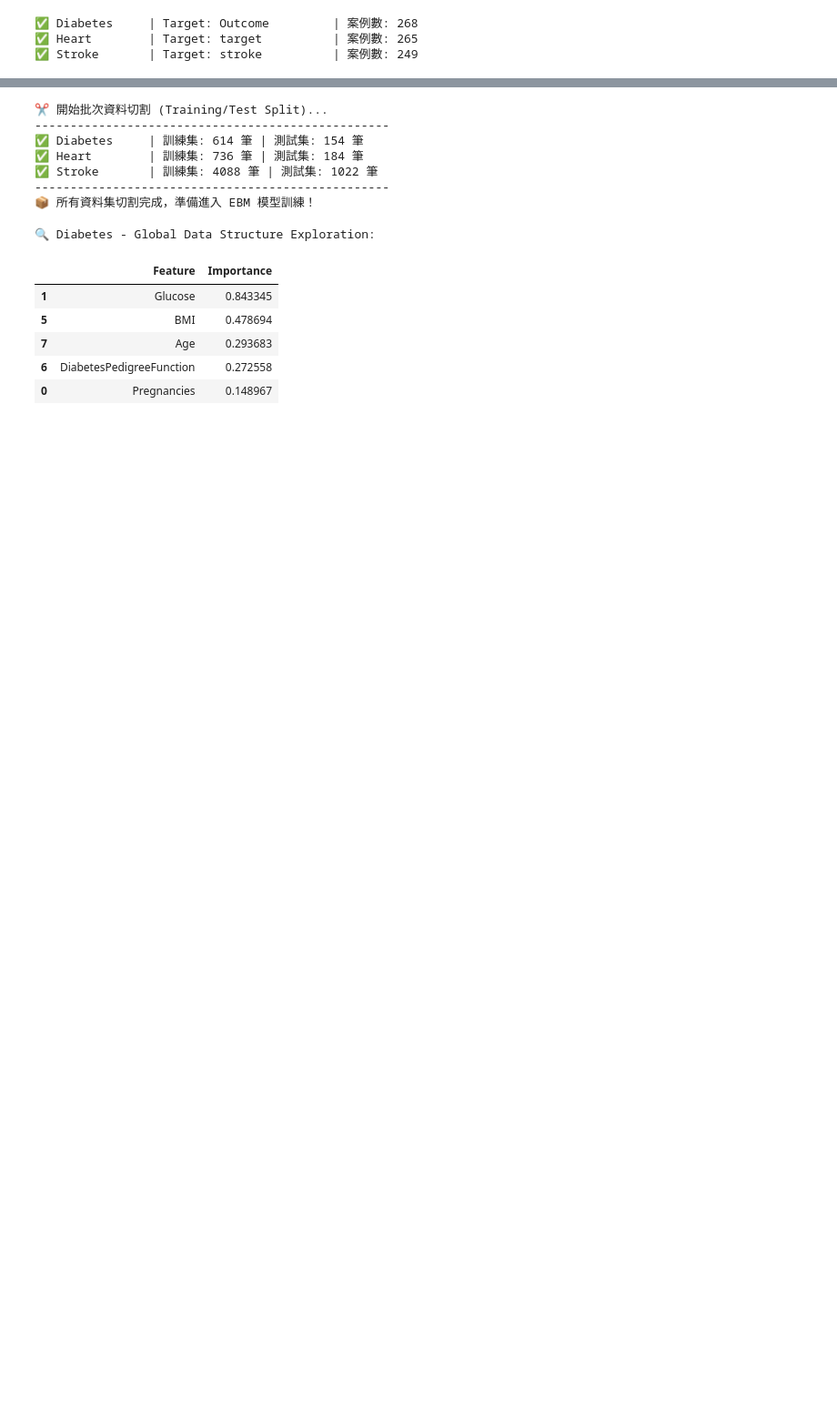
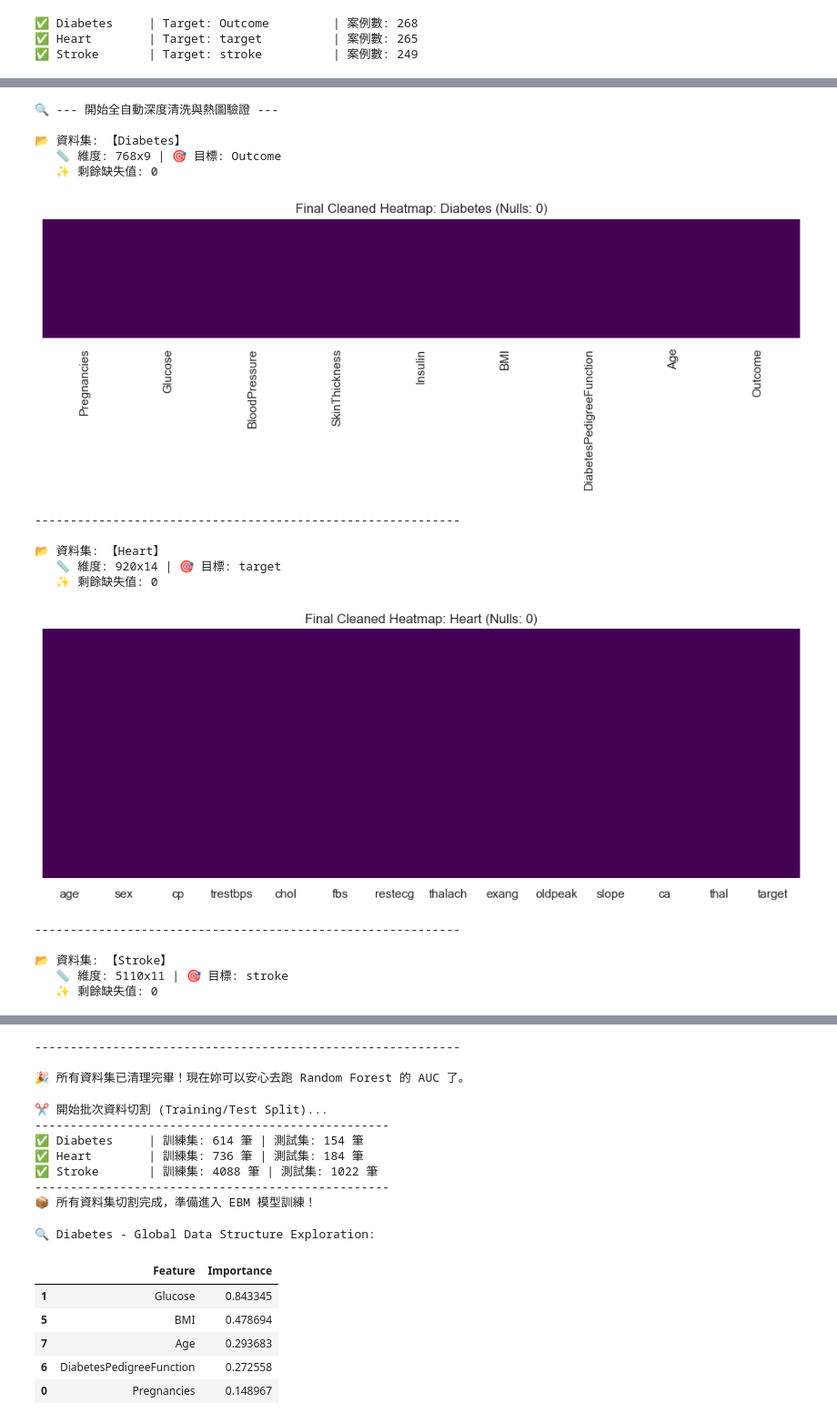
Before and after one commit to naomiyu1124-afk/InterpretDash_1358071_naomi, a Jupyter notebook: notebooks/w04_explore.ipynb, the cells around one changed output, grey strips where cells are left out. Shown at 91% size. Saved outputs shown, nothing was run; the diff lists cells and outputs as text; code cells hidden in the pictures; blank space fills up the shorter version.

```diff
--- a/notebooks/w04_explore.ipynb
+++ b/notebooks/w04_explore.ipynb
@@ -211,0 +188,70 @@ for name, (df_item, target) in all_datasets.items():
+# %%
+import pandas as pd
+import numpy as np
+from sklearn.impute import SimpleImputer
+import matplotlib.pyplot as plt
+import seaborn as sns
+
+print("🔍 --- 開始全自動深度清洗與熱圖驗證 ---")
+
+for name, (df_item, target) in all_datasets.items():
+    # --- 第一步：數據深度清理 (Data Scrubbing) ---
+
+    # 1. 揭露隱性缺失 (包含妳新增的 'NAN' 字串)
+    df_item.replace(['Unknown', 'N/A', '?', ' ', 'None', 'NAN'], np.nan, inplace=True)
+
+    # 2. 自動修正型態 (核心：把被 ? 污染的欄位轉回數字)
+    for col in df_item.columns:
+        # 嘗試強制轉數字，這會讓無法轉換的殘留字串變成真正的 NaN
+        converted = pd.to_numeric(df_item[col], errors='coerce')
+        # 如果這一欄轉換後「至少包含一些數字」，我們就認定它是數值欄位
+        if converted.notnull().sum() > 0:
+            df_item[col] = converted
+
+    # 3. 執行雙軌補值 (數字用 Median，文字用 Most Frequent)
+    num_cols = df_item.select_dtypes(include=[np.number]).columns
+    cat_cols = df_item.select_dtypes(include=['object']).columns
+
+    if len(num_cols) > 0:
+        df_item[num_cols] = SimpleImputer(strategy='median').fit_transform(df_item[num_cols])
+    if len(cat_cols) > 0:
+        df_item[cat_cols] = SimpleImputer(strategy='most_frequent').fit_transform(df_item[cat_cols])
+
+    # --- 第二步：即時視覺化驗證 (Visual QA) ---
+
+    rows, cols = df_item.shape
+    print(f"\n📂 資料集: 【{name}】")
+    print(f"   📏 維度: {rows}x{cols} | 🎯 目標: {target}")
+
+    # 檢查是否還有殘留
+    remaining_nulls = df_item.isnull().sum().sum()
+    print(f"   ✨ 剩餘缺失值: {remaining_nulls}")
+
+    # 繪製妳要求的 sns.heatmap
+    plt.figure(figsize=(10, 4))
+    sns.heatmap(df_item.isnull(), yticklabels=False, cbar=False, cmap='viridis')
+    plt.title(f"Final Cleaned Heatmap: {name} (Nulls: {remaining_nulls})")
+    plt.tight_layout()
+    plt.show()
+
+    print("-" * 60)
+
+print("\n🎉 所有資料集已清理完畢！現在妳可以安心去跑 Random Forest 的 AUC 了。")
+# %% [output]
+🔍 --- 開始全自動深度清洗與熱圖驗證 ---
+
+📂 資料集: 【Diabetes】
+   📏 維度: 768x9 | 🎯 目標: Outcome
+   ✨ 剩餘缺失值: 0
+[figure, added]
+------------------------------------------------------------
+
+📂 資料集: 【Heart】
+   📏 維度: 920x14 | 🎯 目標: target
+   ✨ 剩餘缺失值: 0
+[figure, added]
+------------------------------------------------------------
+
+📂 資料集: 【Stroke】
+   📏 維度: 5110x11 | 🎯 目標: stroke
+   ✨ 剩餘缺失值: 0
@@ -212,3 +259,6 @@ for name, (df_item, target) in all_datasets.items():
+------------------------------------------------------------
+
+🎉 所有資料集已清理完畢！現在妳可以安心去跑 Random Forest 的 AUC 了。
 # %%
 from sklearn.model_selection import train_test_split
 
```
Also changed, not shown: parts of 32 cells of this notebook, 2 other files.
